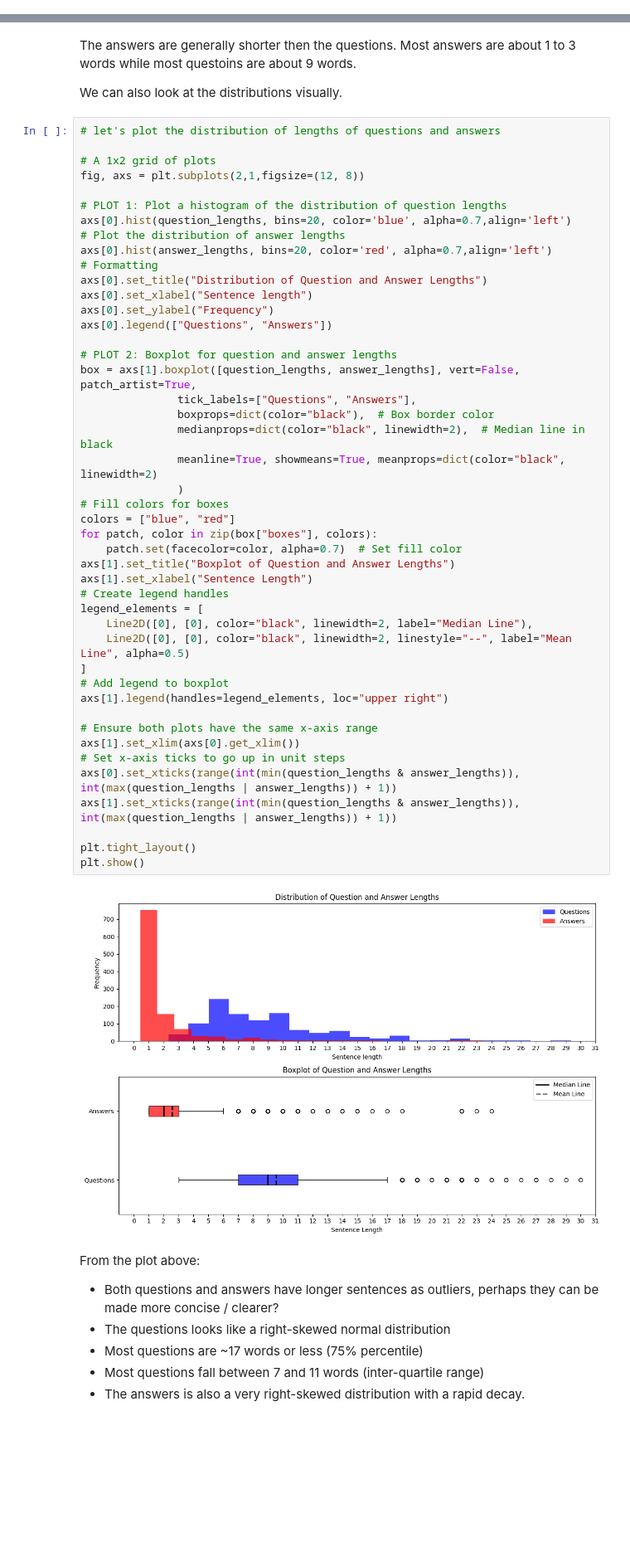
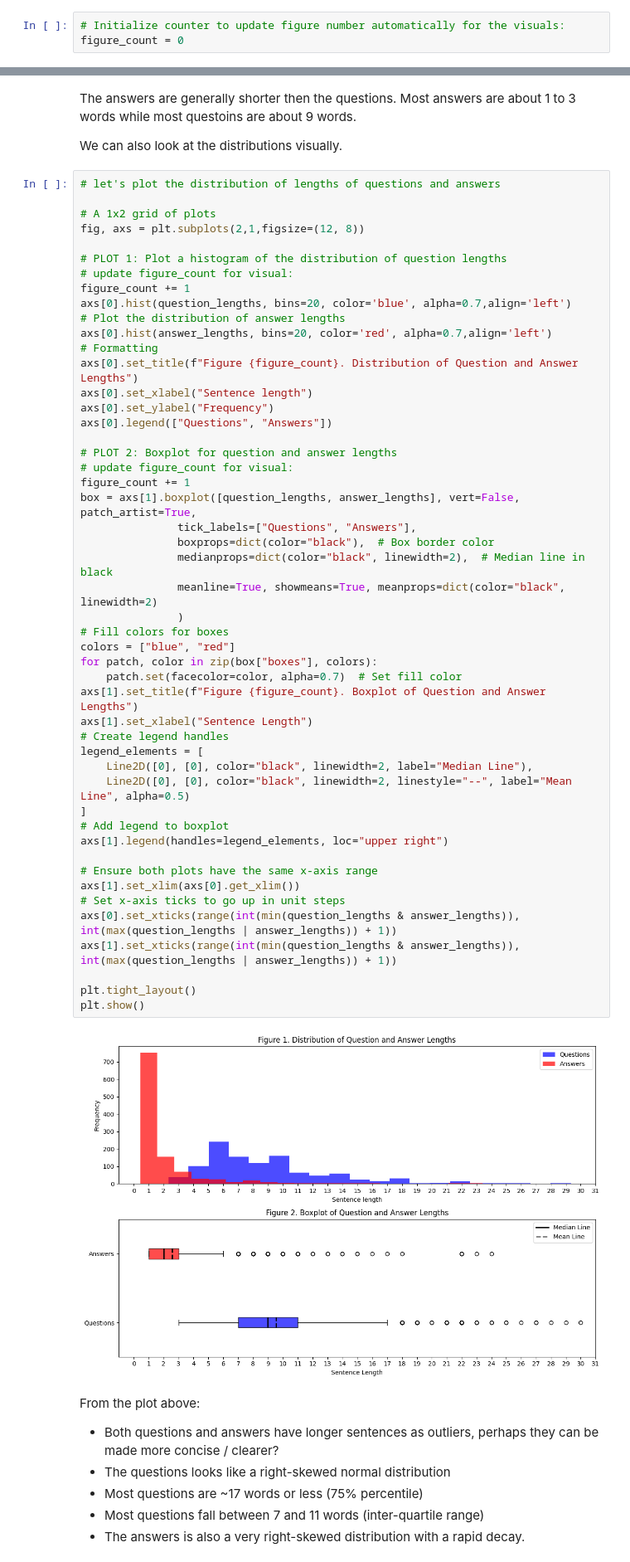
Before and after one commit to RSipra/semantic_verification_engine, a Jupyter notebook: src/data_scripts/02-clean_plus_EDA_of_dataset.ipynb, the cells around one changed output, grey strips where cells are left out. Shown: that part at 83% size. Cells and saved outputs as stored; diff of their text form; blank space fills up the shorter version.

```diff
--- a/src/data_scripts/02-clean_plus_EDA_of_dataset.ipynb
+++ b/src/data_scripts/02-clean_plus_EDA_of_dataset.ipynb
@@ -52,3 +64,6 @@ True
 # %%
 from utils import utils_paths as up
+# %%
+# Initialize counter to update figure number automatically for the visuals:
+figure_count = 0
 # %% [markdown]
@@ -239,46 +269,50 @@ We can also look at the distributions visually.
 fig, axs = plt.subplots(2,1,figsize=(12, 8))
 
 # PLOT 1: Plot a histogram of the distribution of question lengths
+# update figure_count for visual:
+figure_count += 1
 axs[0].hist(question_lengths, bins=20, color='blue', alpha=0.7,align='left')
 # Plot the distribution of answer lengths
 axs[0].hist(answer_lengths, bins=20, color='red', alpha=0.7,align='left')
 # Formatting
-axs[0].set_title("Distribution of Question and Answer Lengths")
+axs[0].set_title(f"Figure {figure_count}. Distribution of Question and Answer Lengths")
 axs[0].set_xlabel("Sentence length")
 axs[0].set_ylabel("Frequency")
 axs[0].legend(["Questions", "Answers"])
 
 # PLOT 2: Boxplot for question and answer lengths
+# update figure_count for visual:
+figure_count += 1
 box = axs[1].boxplot([question_lengths, answer_lengths], vert=False, patch_artist=True,
                tick_labels=["Questions", "Answers"],
                boxprops=dict(color="black"),  # Box border color
                medianprops=dict(color="black", linewidth=2),  # Median line in black
                meanline=True, showmeans=True, meanprops=dict(color="black", linewidth=2)
                )
 # Fill colors for boxes
 colors = ["blue", "red"]
 for patch, color in zip(box["boxes"], colors):
     patch.set(facecolor=color, alpha=0.7)  # Set fill color
-axs[1].set_title("Boxplot of Question and Answer Lengths")
+axs[1].set_title(f"Figure {figure_count}. Boxplot of Question and Answer Lengths")
 axs[1].set_xlabel("Sentence Length")
 # Create legend handles
 legend_elements = [
     Line2D([0], [0], color="black", linewidth=2, label="Median Line"),
     Line2D([0], [0], color="black", linewidth=2, linestyle="--", label="Mean Line", alpha=0.5)
 ]
 # Add legend to boxplot
 axs[1].legend(handles=legend_elements, loc="upper right")
 
 # Ensure both plots have the same x-axis range
 axs[1].set_xlim(axs[0].get_xlim())
 # Set x-axis ticks to go up in unit steps
 axs[0].set_xticks(range(int(min(question_lengths & answer_lengths)), int(max(question_lengths | answer_lengths)) + 1))
 axs[1].set_xticks(range(int(min(question_lengths & answer_lengths)), int(max(question_lengths | answer_lengths)) + 1))
 
 plt.tight_layout()
 plt.show()
 # %% [output]
-[figure, old version]
+[figure, new version]
 # %% [markdown]
 From the plot above:
 - Both questions and answers have longer sentences as outliers, perhaps they can be made more concise / clearer?
```
Also changed, not shown: parts of 87 cells of this notebook.
